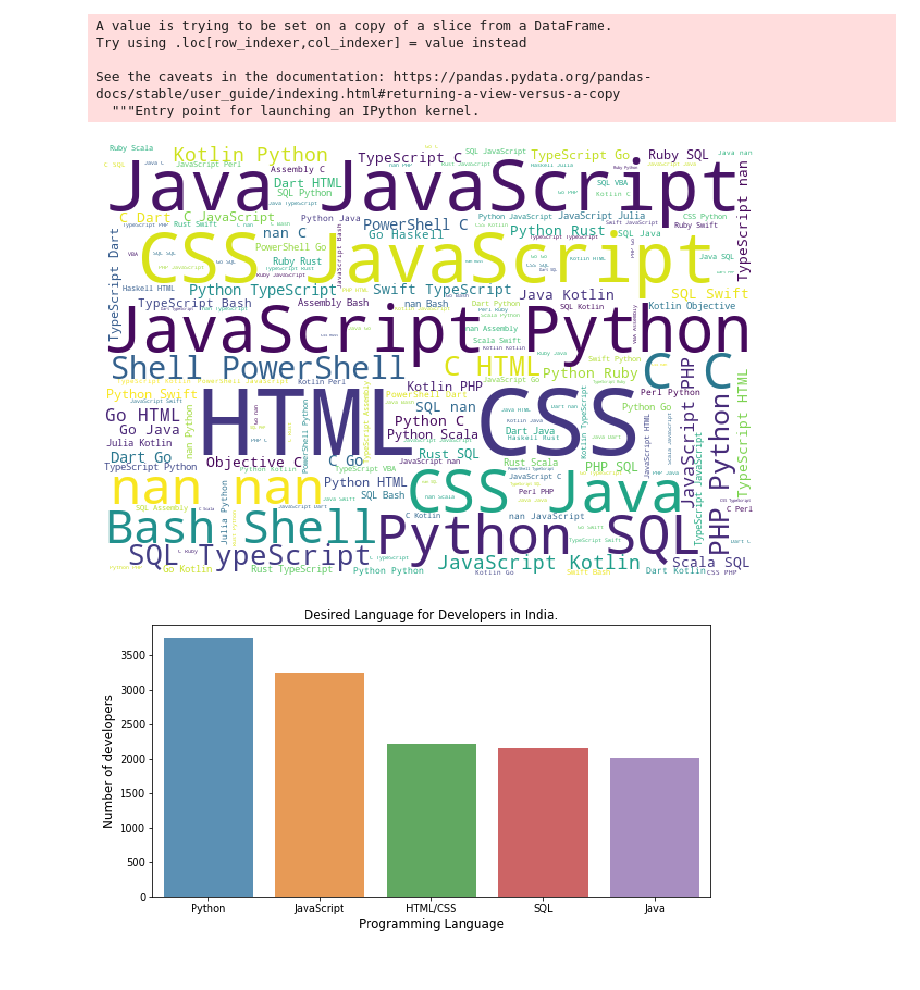
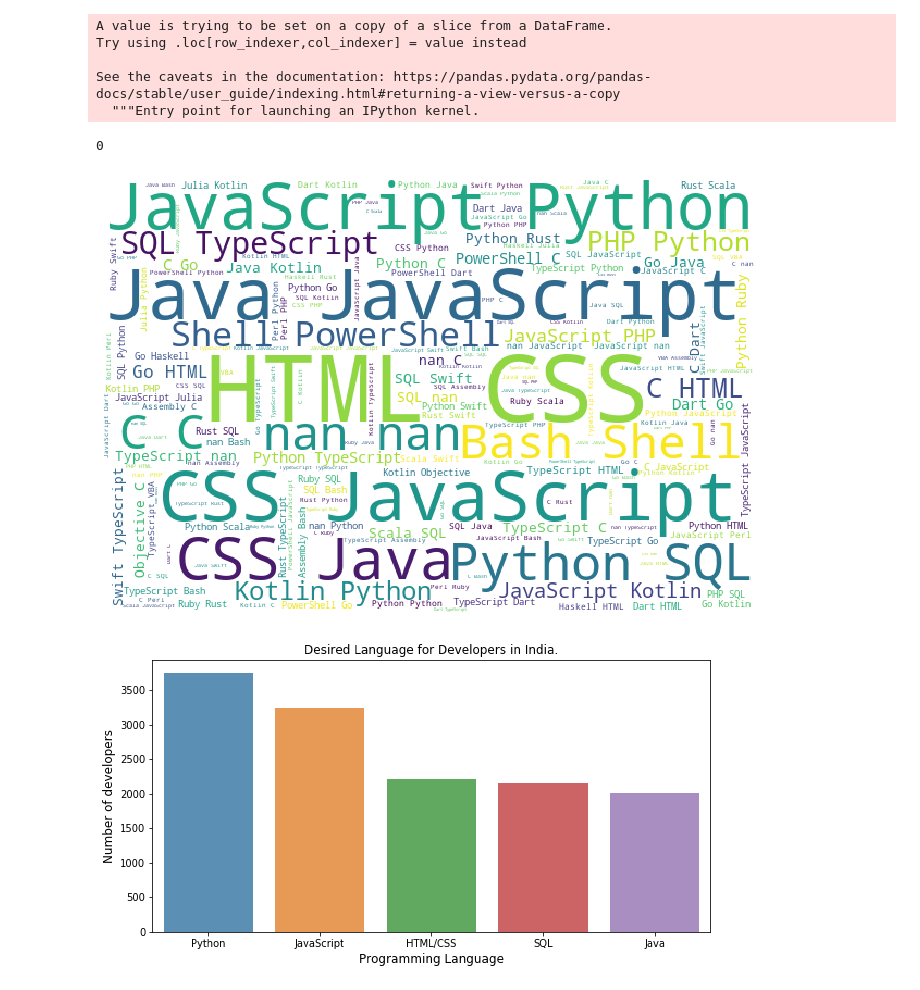
Before and after one commit to gunanksood/Data-Science_blogpost, a Jupyter notebook: Data Science blog post.ipynb, the cells around one changed output. Saved outputs shown, nothing was run; the diff lists cells and outputs as text; code cells hidden in the pictures.

```diff
--- a/Data Science blog post.ipynb
+++ b/Data Science blog post.ipynb
@@ -183,6 +202,10 @@ Try using .loc[row_indexer,col_indexer] = value instead
 
 See the caveats in the documentation: https://pandas.pydata.org/pandas-docs/stable/user_guide/indexing.html#returning-a-view-versus-a-copy
   """Entry point for launching an IPython kernel.
+# %%
+india_data['lang_desired_next'].isnull().sum()
+# %% [output]
+0
 # %%
 desired_lang_list = list()
 for lang_list in india_data['lang_desired_next']:
@@ -190,12 +213,8 @@ for lang_list in india_data['lang_desired_next']:
         desired_lang_list.append(lang)
 # %%
 desired_lang_final_list = pd.Series(dict(Counter(desired_lang_list))).sort_values(ascending =False)
-# %%
-wordcloud = WordCloud(width = 600, height = 400, background_color ='white').generate(" ".join(desired_lang_list))
-plt.figure(figsize=(15,8))
-plt.imshow(wordcloud)
-plt.axis("off")
-plt.show()
-# %% [output]
-[figure, removed]
+# %%
+create_wordcloud(desired_lang_list)
+# %% [output]
+[figure, added]
 # %%
```
Also changed, not shown: parts of 17 cells of this notebook.
